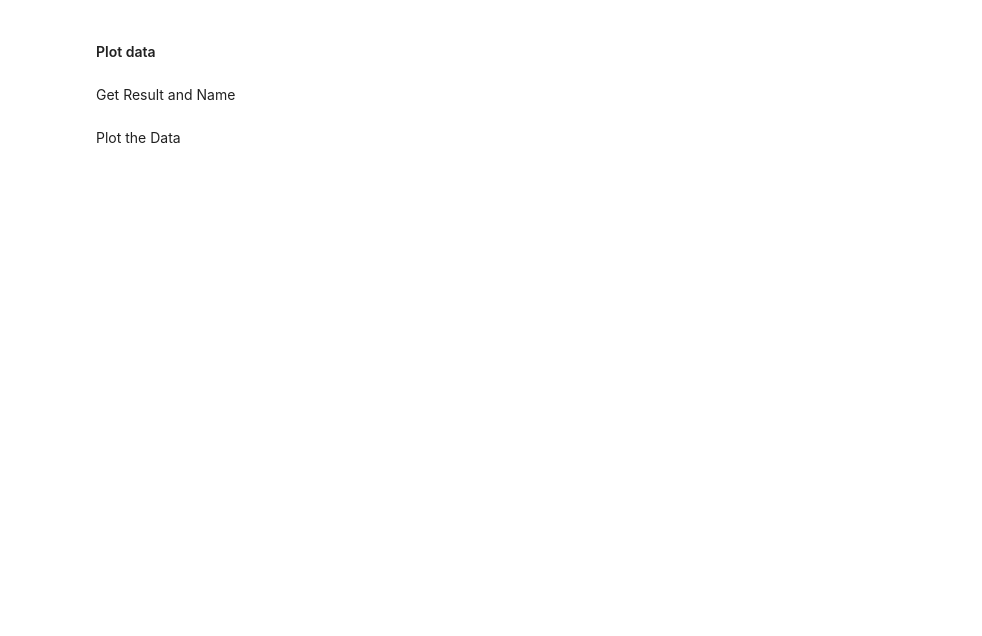
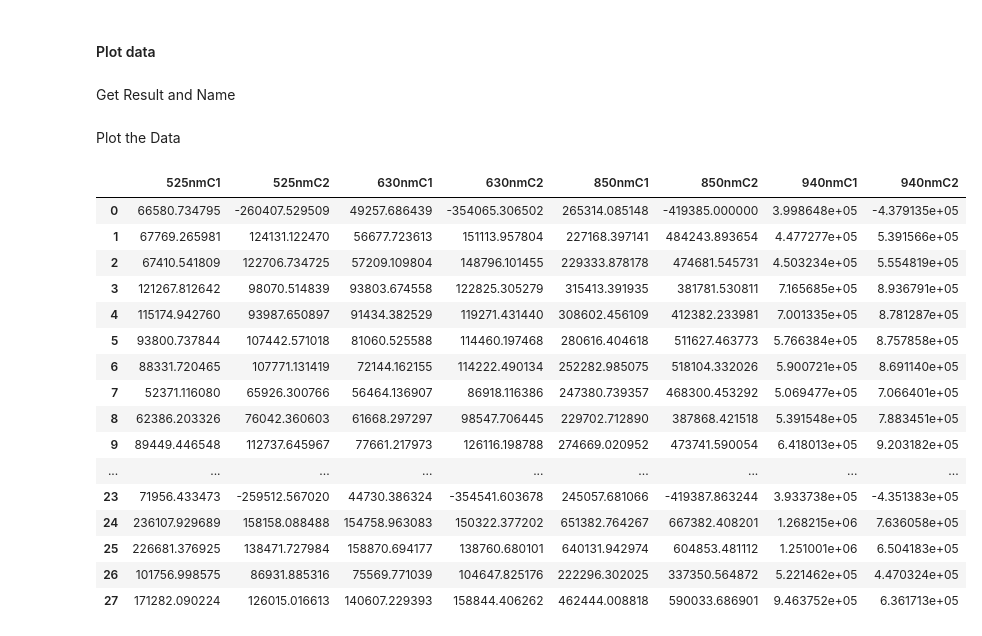
Before and after one commit to LongNguyen1984/TimeSeriesWithPython, a Jupyter notebook: readPPGinVistro.ipynb, the cells around one changed output. Drawn from its saved outputs; the diff is of its cells as text; code cells hidden in the pictures; blank space fills up the shorter version.

```diff
--- a/readPPGinVistro.ipynb
+++ b/readPPGinVistro.ipynb
@@ -493,4 +513,24 @@ name = [filename.strip('.csv').replace('water','').split('/')[-1] for filename i
 # %% [markdown]
 Plot the Data
+# %%
+results
+# %% [output]
+|  | 525nmC1 | 525nmC2 | 630nmC1 | 630nmC2 | 850nmC1 | 850nmC2 | 940nmC1 | 940nmC2 |
+| 0 | 66580.734795 | -260407.529509 | 49257.686439 | -354065.306502 | 265314.085148 | -419385.000000 | 3.998648e+05 | -4.379135e+05 |
+| 1 | 67769.265981 | 124131.122470 | 56677.723613 | 151113.957804 | 227168.397141 | 484243.893654 | 4.477277e+05 | 5.391566e+05 |
+| 2 | 67410.541809 | 122706.734725 | 57209.109804 | 148796.101455 | 229333.878178 | 474681.545731 | 4.503234e+05 | 5.554819e+05 |
+| 3 | 121267.812642 | 98070.514839 | 93803.674558 | 122825.305279 | 315413.391935 | 381781.530811 | 7.165685e+05 | 8.936791e+05 |
+| 4 | 115174.942760 | 93987.650897 | 91434.382529 | 119271.431440 | 308602.456109 | 412382.233981 | 7.001335e+05 | 8.781287e+05 |
+| 5 | 93800.737844 | 107442.571018 | 81060.525588 | 114460.197468 | 280616.404618 | 511627.463773 | 5.766384e+05 | 8.757858e+05 |
+| 6 | 88331.720465 | 107771.131419 | 72144.162155 | 114222.490134 | 252282.985075 | 518104.332026 | 5.900721e+05 | 8.691140e+05 |
+| 7 | 52371.116080 | 65926.300766 | 56464.136907 | 86918.116386 | 247380.739357 | 468300.453292 | 5.069477e+05 | 7.066401e+05 |
+| 8 | 62386.203326 | 76042.360603 | 61668.297297 | 98547.706445 | 229702.712890 | 387868.421518 | 5.391548e+05 | 7.883451e+05 |
+| 9 | 89449.446548 | 112737.645967 | 77661.217973 | 126116.198788 | 274669.020952 | 473741.590054 | 6.418013e+05 | 9.203182e+05 |
+| ... | ... | ... | ... | ... | ... | ... | ... | ... |
+| 23 | 71956.433473 | -259512.567020 | 44730.386324 | -354541.603678 | 245057.681066 | -419387.863244 | 3.933738e+05 | -4.351383e+05 |
+| 24 | 236107.929689 | 158158.088488 | 154758.963083 | 150322.377202 | 651382.764267 | 667382.408201 | 1.268215e+06 | 7.636058e+05 |
+| 25 | 226681.376925 | 138471.727984 | 158870.694177 | 138760.680101 | 640131.942974 | 604853.481112 | 1.251001e+06 | 6.504183e+05 |
+| 26 | 101756.998575 | 86931.885316 | 75569.771039 | 104647.825176 | 222296.302025 | 337350.564872 | 5.221462e+05 | 4.470324e+05 |
+| 27 | 171282.090224 | 126015.016613 | 140607.229393 | 158844.406262 | 462444.008818 | 590033.686901 | 9.463752e+05 | 6.361713e+05 |
 # %%
 import seaborn as sns
```
Also changed, not shown: parts of 8 cells of this notebook.
